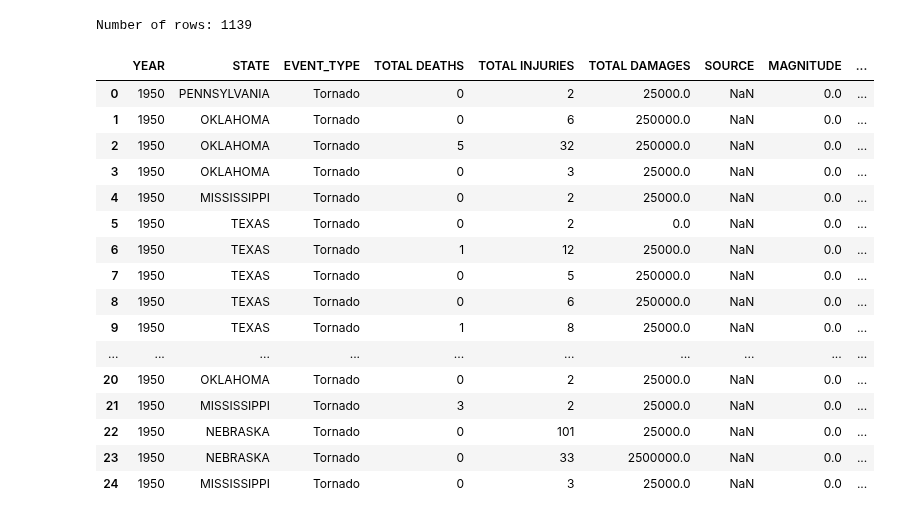
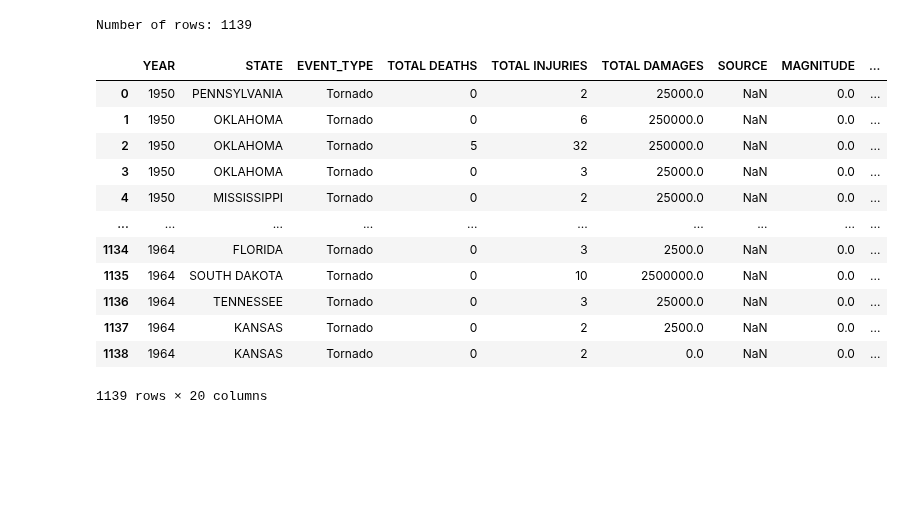
Before and after one commit to elizabethmorgan26/team1, a Jupyter notebook: 1950-1964_df.ipynb, the cells around one changed output. Drawn from its saved outputs; the diff is of its cells as text; code cells hidden in the pictures; blank space fills up the shorter version.

```diff
--- a/1950-1964_df.ipynb
+++ b/1950-1964_df.ipynb
@@ -297,40 +297,36 @@ Number of rows: 1139
 # %%
 reordernarrow_df = narrow_df[["YEAR",
                               "STATE",
                               "EVENT_TYPE",
                               "TOTAL DEATHS",
                               "TOTAL INJURIES",
                               "TOTAL DAMAGES",
                               "SOURCE",
                               "MAGNITUDE",
                               "MAGNITUDE_TYPE",
                               "TOR_F_SCALE",
                               "TOR_LENGTH",
                               "TOR_WIDTH",
                               "TOR_OTHER_CZ_STATE",
                               "BEGIN_LOCATION",
                               "BEGIN_LAT",
                               "BEGIN_LON",
                               "END_LAT",
                               "END_LON",
                               "EPISODE_ID",
                               "EVENT_ID",]]
-reordernarrow_df.head(25)
+reordernarrow_df
 # %% [output]
 |  | YEAR | STATE | EVENT_TYPE | TOTAL DEATHS | TOTAL INJURIES | TOTAL DAMAGES | SOURCE | MAGNITUDE | ... |
 | 0 | 1950 | PENNSYLVANIA | Tornado | 0 | 2 | 25000.0 | NaN | 0.0 | ... |
 | 1 | 1950 | OKLAHOMA | Tornado | 0 | 6 | 250000.0 | NaN | 0.0 | ... |
 | 2 | 1950 | OKLAHOMA | Tornado | 5 | 32 | 250000.0 | NaN | 0.0 | ... |
 | 3 | 1950 | OKLAHOMA | Tornado | 0 | 3 | 25000.0 | NaN | 0.0 | ... |
 | 4 | 1950 | MISSISSIPPI | Tornado | 0 | 2 | 25000.0 | NaN | 0.0 | ... |
-| 5 | 1950 | TEXAS | Tornado | 0 | 2 | 0.0 | NaN | 0.0 | ... |
-| 6 | 1950 | TEXAS | Tornado | 1 | 12 | 25000.0 | NaN | 0.0 | ... |
-| 7 | 1950 | TEXAS | Tornado | 0 | 5 | 250000.0 | NaN | 0.0 | ... |
-| 8 | 1950 | TEXAS | Tornado | 0 | 6 | 250000.0 | NaN | 0.0 | ... |
-| 9 | 1950 | TEXAS | Tornado | 1 | 8 | 25000.0 | NaN | 0.0 | ... |
 | ... | ... | ... | ... | ... | ... | ... | ... | ... | ... |
-| 20 | 1950 | OKLAHOMA | Tornado | 0 | 2 | 25000.0 | NaN | 0.0 | ... |
-| 21 | 1950 | MISSISSIPPI | Tornado | 3 | 2 | 25000.0 | NaN | 0.0 | ... |
-| 22 | 1950 | NEBRASKA | Tornado | 0 | 101 | 25000.0 | NaN | 0.0 | ... |
-| 23 | 1950 | NEBRASKA | Tornado | 0 | 33 | 2500000.0 | NaN | 0.0 | ... |
-| 24 | 1950 | MISSISSIPPI | Tornado | 0 | 3 | 25000.0 | NaN | 0.0 | ... |
+| 1134 | 1964 | FLORIDA | Tornado | 0 | 3 | 2500.0 | NaN | 0.0 | ... |
+| 1135 | 1964 | SOUTH DAKOTA | Tornado | 0 | 10 | 2500000.0 | NaN | 0.0 | ... |
+| 1136 | 1964 | TENNESSEE | Tornado | 0 | 3 | 25000.0 | NaN | 0.0 | ... |
+| 1137 | 1964 | KANSAS | Tornado | 0 | 2 | 2500.0 | NaN | 0.0 | ... |
+| 1138 | 1964 | KANSAS | Tornado | 0 | 2 | 0.0 | NaN | 0.0 | ... |
+1139 rows × 20 columns
```
Also changed, not shown: parts of 5 cells of this notebook, 4 other files.
